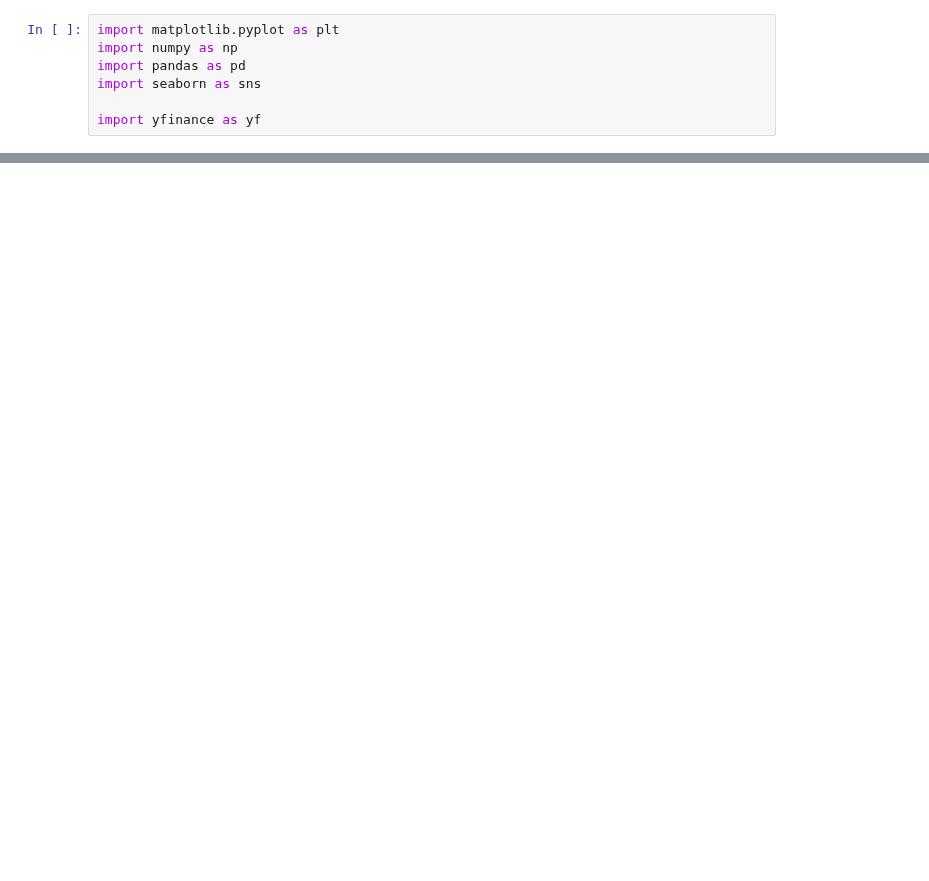
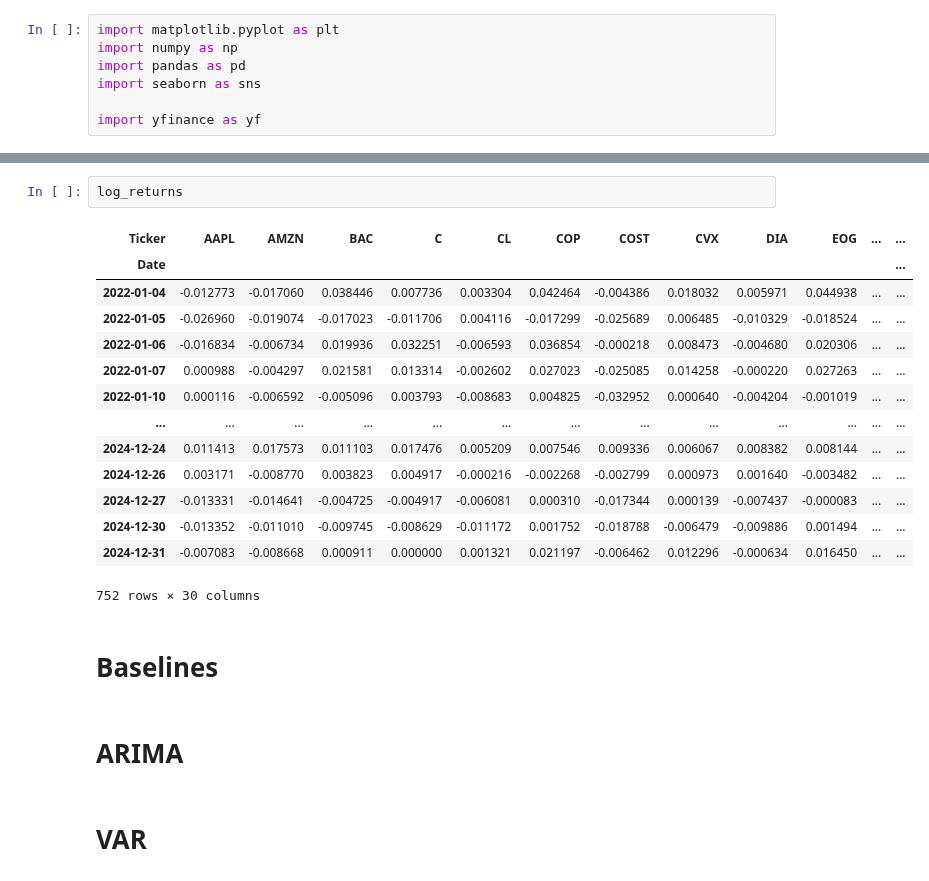
Before and after one commit to BSDSBA-JF/ML-II-Labs, a Jupyter notebook: 03/03-timeseries-lab/01_predict_returns.ipynb, the cells around one changed output, grey strips where cells are left out. Cells and saved outputs as stored; diff of their text form; blank space fills up the shorter version.

```diff
--- a/03/03-timeseries-lab/01_predict_returns.ipynb
+++ b/03/03-timeseries-lab/01_predict_returns.ipynb
@@ -40,0 +60,23 @@ g
+# %%
+log_returns
+# %% [output]
+| Ticker | AAPL | AMZN | BAC | C | CL | COP | COST | CVX | DIA | EOG | ... | ... |
+| Date |  |  |  |  |  |  |  |  |  |  |  | ... |
+| 2022-01-04 | -0.012773 | -0.017060 | 0.038446 | 0.007736 | 0.003304 | 0.042464 | -0.004386 | 0.018032 | 0.005971 | 0.044938 | ... | ... |
+| 2022-01-05 | -0.026960 | -0.019074 | -0.017023 | -0.011706 | 0.004116 | -0.017299 | -0.025689 | 0.006485 | -0.010329 | -0.018524 | ... | ... |
+| 2022-01-06 | -0.016834 | -0.006734 | 0.019936 | 0.032251 | -0.006593 | 0.036854 | -0.000218 | 0.008473 | -0.004680 | 0.020306 | ... | ... |
+| 2022-01-07 | 0.000988 | -0.004297 | 0.021581 | 0.013314 | -0.002602 | 0.027023 | -0.025085 | 0.014258 | -0.000220 | 0.027263 | ... | ... |
+| 2022-01-10 | 0.000116 | -0.006592 | -0.005096 | 0.003793 | -0.008683 | 0.004825 | -0.032952 | 0.000640 | -0.004204 | -0.001019 | ... | ... |
+| ... | ... | ... | ... | ... | ... | ... | ... | ... | ... | ... | ... | ... |
+| 2024-12-24 | 0.011413 | 0.017573 | 0.011103 | 0.017476 | 0.005209 | 0.007546 | 0.009336 | 0.006067 | 0.008382 | 0.008144 | ... | ... |
+| 2024-12-26 | 0.003171 | -0.008770 | 0.003823 | 0.004917 | -0.000216 | -0.002268 | -0.002799 | 0.000973 | 0.001640 | -0.003482 | ... | ... |
+| 2024-12-27 | -0.013331 | -0.014641 | -0.004725 | -0.004917 | -0.006081 | 0.000310 | -0.017344 | 0.000139 | -0.007437 | -0.000083 | ... | ... |
+| 2024-12-30 | -0.013352 | -0.011010 | -0.009745 | -0.008629 | -0.011172 | 0.001752 | -0.018788 | -0.006479 | -0.009886 | 0.001494 | ... | ... |
+| 2024-12-31 | -0.007083 | -0.008668 | 0.000911 | 0.000000 | 0.001321 | 0.021197 | -0.006462 | 0.012296 | -0.000634 | 0.016450 | ... | ... |
+752 rows × 30 columns
+# %% [markdown]
+# Baselines
+# %% [markdown]
+# ARIMA
+# %% [markdown]
+# VAR
```
Also changed, not shown: parts of 5 cells of this notebook, 2 other files.
